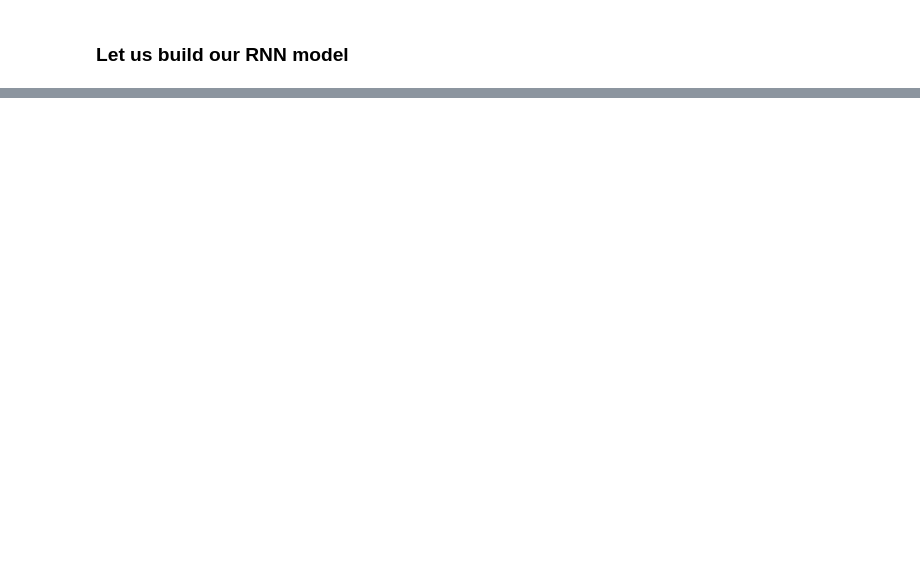
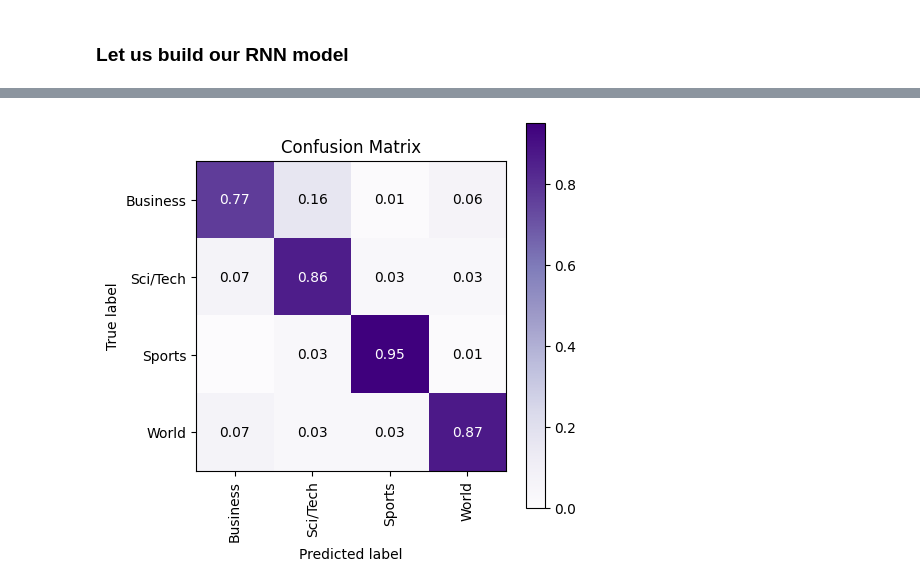
Before and after one commit to dsercam/TC033, a Jupyter notebook: TC5033_Activity3b_IDGroup44.ipynb, the cells around one changed output, grey strips where cells are left out. Cells and saved outputs as stored; diff of their text form; code cells hidden in the pictures; blank space fills up the shorter version.

```diff
--- a/TC5033_Activity3b_IDGroup44.ipynb
+++ b/TC5033_Activity3b_IDGroup44.ipynb
@@ -202,0 +225,3 @@ pass
+# %%
+rnn = RNN_Model_1(EMBEDDING_SIZE, NEURONS, LAYERS, NUM_CLASSES)
+rnn
@@ -202,0 +302,9 @@ pass
+# %%
+from torch.optim import Adam
+
+epochs = 15
+learning_rate = 1e-3
+
+optimizer = Adam(rnn.parameters(), lr=learning_rate)
+
+train(rnn, optimizer, epochs)
@@ -202,0 +329,18 @@ pass
+# %%
+def sample_text(model, loader):
+    Yshuffle = []
+    Ypredictions = []
+    for X, Y in loader:
+        Y = Y.type(torch.LongTensor)
+        X = X.type(torch.LongTensor)
+
+        predictions = model(X)
+        Ypredictions.append(predictions)
+        Yshuffle.append(Y)
+    gc.collect()
+    Ypredictions, Yshuffle = torch.cat(Ypredictions), torch.cat(Yshuffle)
+
+    return Yshuffle.detach().numpy(), F.softmax(Ypredictions, dim=-1).argmax(dim=-1).detach().numpy()
+# %%
+
+Yactual, Yhat = sample_text(rnn, test_loader)
@@ -202,0 +376,16 @@ pass
+# %%
+from sklearn.metrics import confusion_matrix
+import scikitplot as skplt
+import matplotlib.pyplot as plt
+import numpy as np
+
+skplt.metrics.plot_confusion_matrix([target_classes[i] for i in Yactual], [target_classes[i] for i in Yhat],
+                                    normalize=True,
+                                    title="Confusion Matrix",
+                                    cmap="Purples",
+                                    hide_zeros=True,
+                                    figsize=(5,5)
+                                    );
+plt.xticks(rotation=90);
+# %% [output]
+[figure, added]
```
Also changed, not shown: parts of 29 cells of this notebook.
